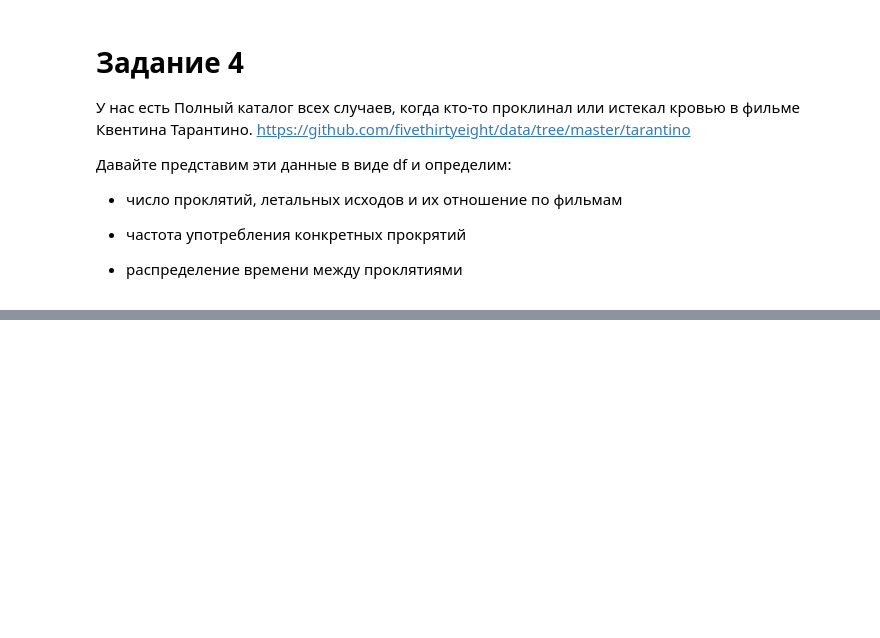
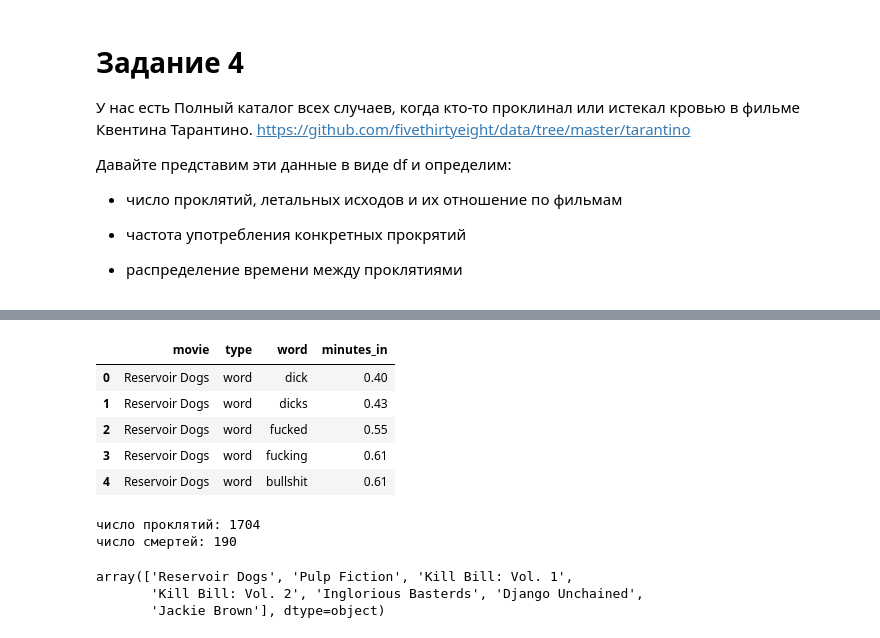
Before and after one commit to annapavlikova/homework_wb, a Jupyter notebook: homework3.ipynb, the cells around one changed output, grey strips where cells are left out. Saved outputs shown, nothing was run; the diff lists cells and outputs as text; code cells hidden in the pictures; blank space fills up the shorter version.

```diff
--- a/homework3.ipynb
+++ b/homework3.ipynb
@@ -332,0 +305,21 @@ OSError: tarantino.csv not found.
+# %%
+df.head(5)
+# %% [output]
+|  | movie | type | word | minutes_in |
+| 0 | Reservoir Dogs | word | dick | 0.40 |
+| 1 | Reservoir Dogs | word | dicks | 0.43 |
+| 2 | Reservoir Dogs | word | fucked | 0.55 |
+| 3 | Reservoir Dogs | word | fucking | 0.61 |
+| 4 | Reservoir Dogs | word | bullshit | 0.61 |
+# %%
+print('число проклятий:', len(df[df['type']=='word']))
+print('число смертей:', len(df[df['type']=='death']))
+# %% [output]
+число проклятий: 1704
+число смертей: 190
+# %%
+df['movie'].unique()
+# %% [output]
+array(['Reservoir Dogs', 'Pulp Fiction', 'Kill Bill: Vol. 1',
+       'Kill Bill: Vol. 2', 'Inglorious Basterds', 'Django Unchained',
+       'Jackie Brown'], dtype=object)
```
Also changed, not shown: parts of 18 cells of this notebook.
